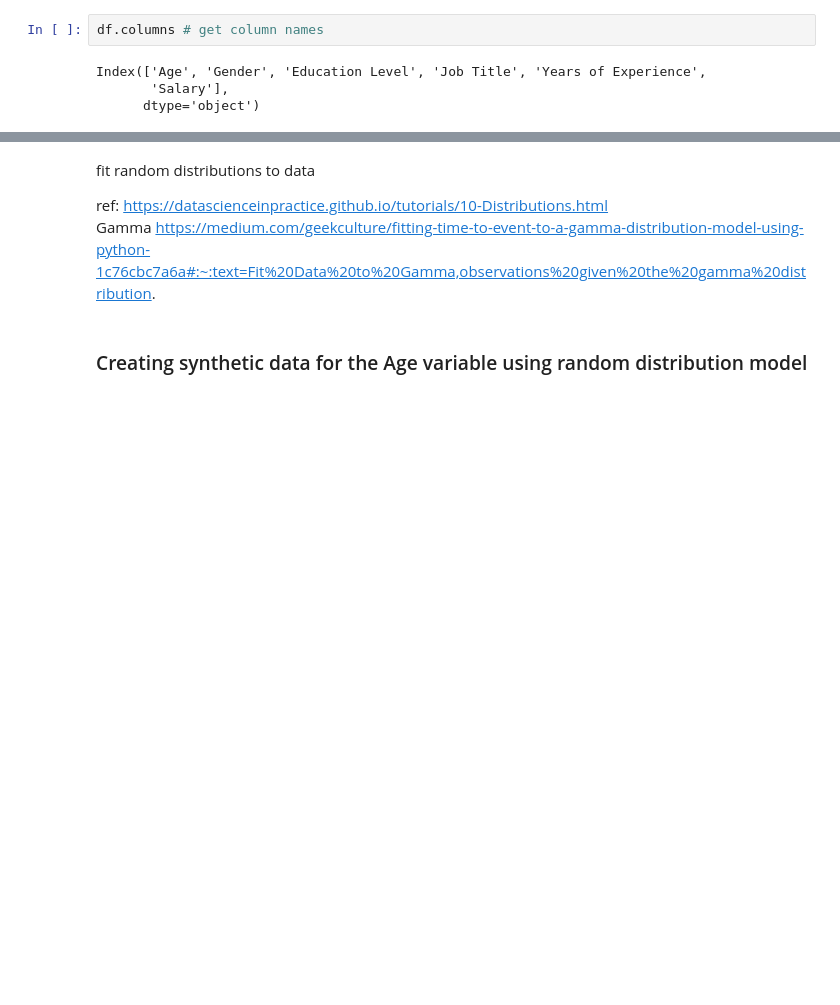
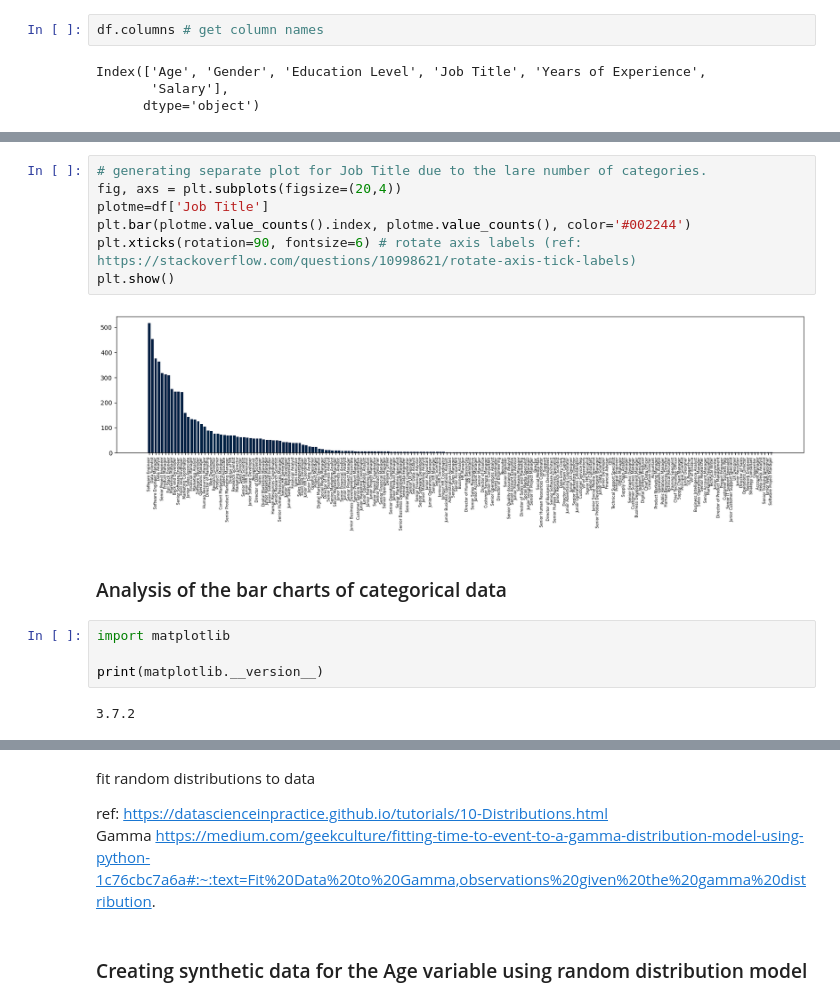
Before and after one commit to noyo0/ProgrammingForDataAnalysis, a Jupyter notebook: Project1/Project1.ipynb, the cells around one changed output, grey strips where cells are left out. Cells and saved outputs as stored; diff of their text form; blank space fills up the shorter version.

Commit message:
Project 1 sync before matplotlib upgrade

```diff
--- a/Project1/Project1.ipynb
+++ b/Project1/Project1.ipynb
@@ -205,0 +220,17 @@ plt.show()
+# %%
+# generating separate plot for Job Title due to the lare number of categories.
+fig, axs = plt.subplots(figsize=(20,4))
+plotme=df['Job Title']
+plt.bar(plotme.value_counts().index, plotme.value_counts(), color='#002244')
+plt.xticks(rotation=90, fontsize=6) # rotate axis labels (ref: https://stackoverflow.com/questions/10998621/rotate-axis-tick-labels)
+plt.show()
+# %% [output]
+[figure, added]
+# %% [markdown]
+### Analysis of the bar charts of categorical data
+# %%
+import matplotlib
+
+print(matplotlib.__version__)
+# %% [output]
+3.7.2
```
Also changed, not shown: parts of 13 cells of this notebook.
